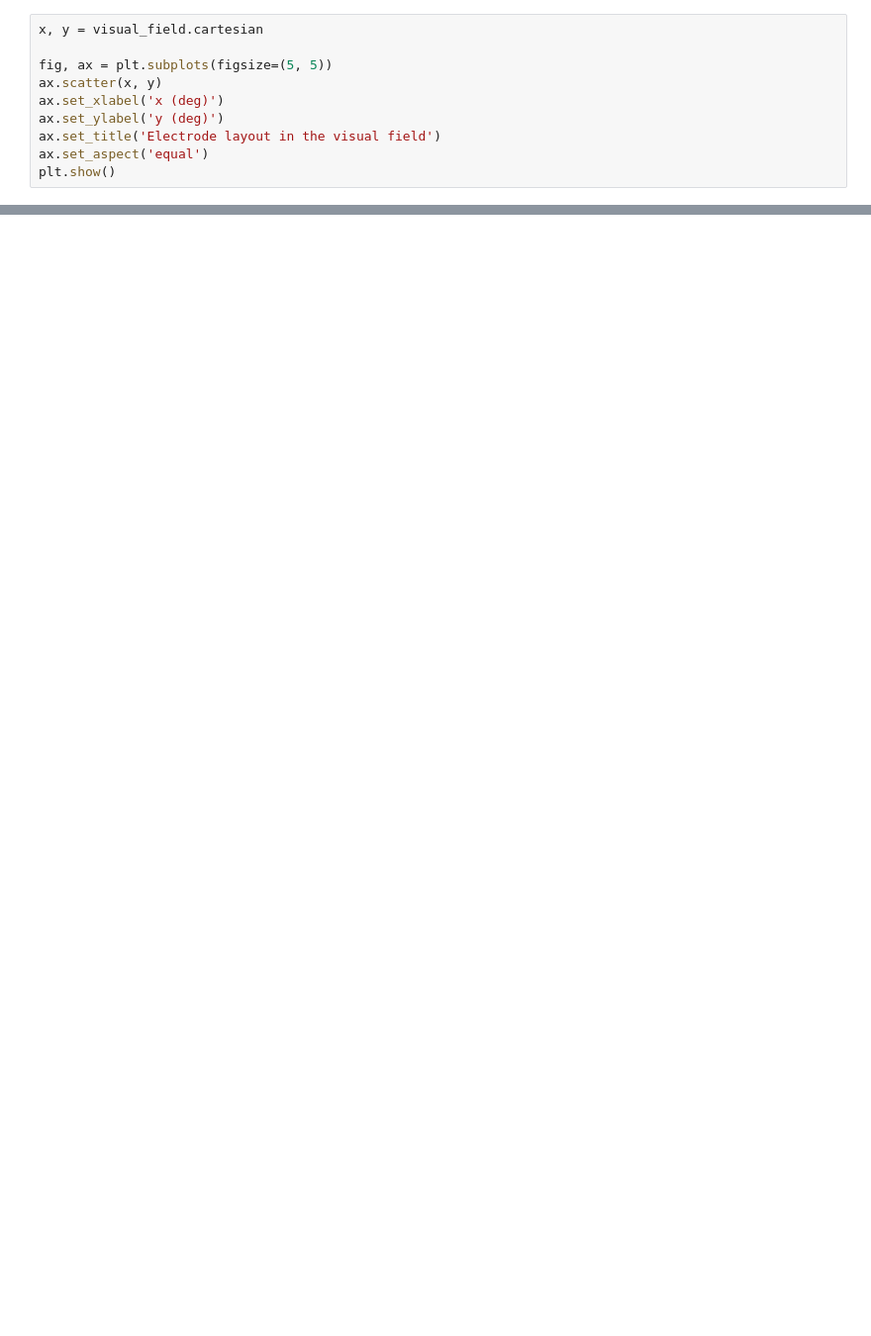
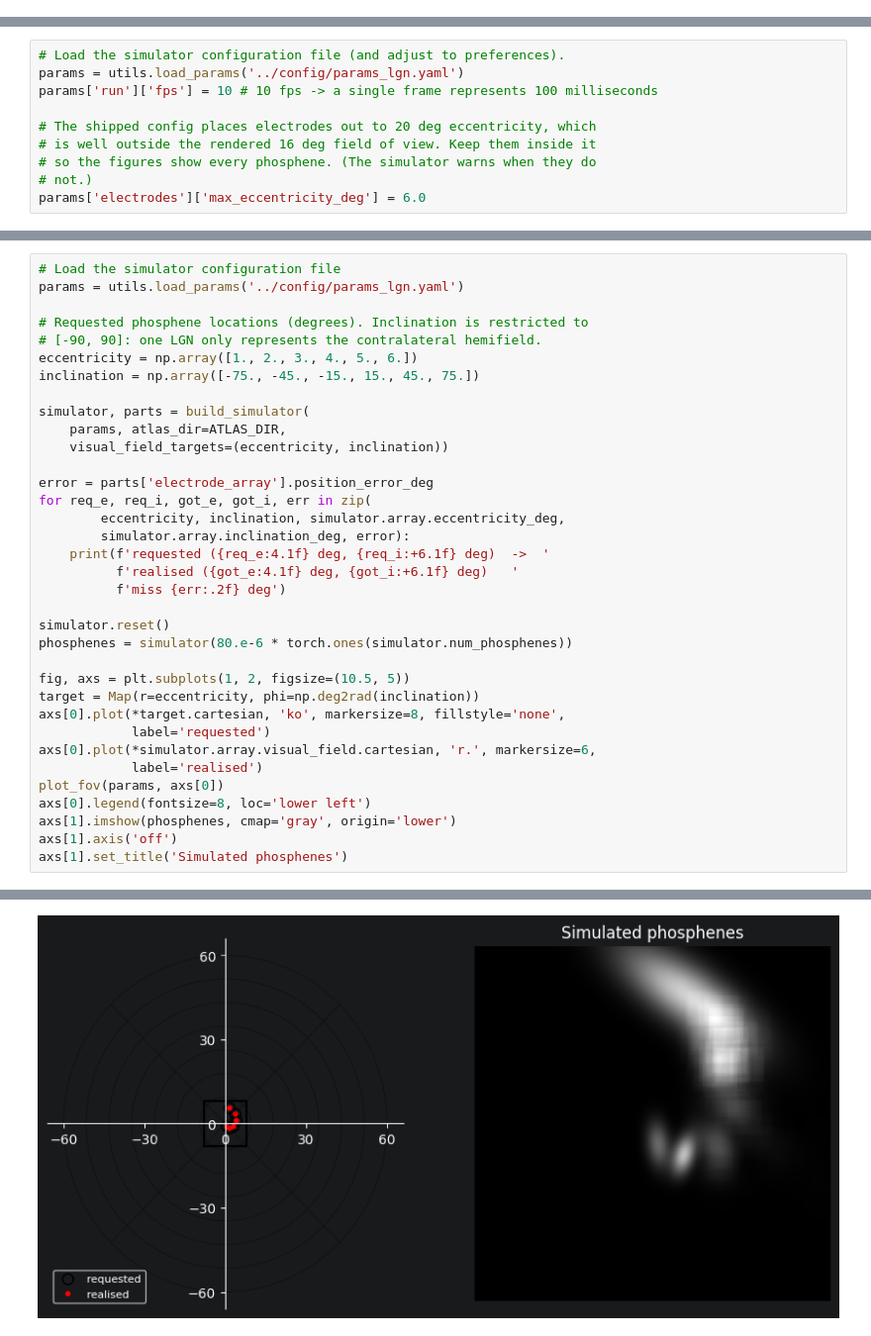
Before and after one commit to SebastianKrafft/dynaphos_LGN, a Jupyter notebook: examples/demo_simulator_lgn.ipynb, the cells around one changed output, grey strips where cells are left out. Shown at 99% size. Saved outputs shown, nothing was run; the diff lists cells and outputs as text; blank space fills up the shorter version.

```diff
--- a/examples/demo_simulator_lgn.ipynb
+++ b/examples/demo_simulator_lgn.ipynb
@@ -30,10 +40,0 @@ Voxel indices shape: (50, 3)
-# %%
-x, y = visual_field.cartesian
-
-fig, ax = plt.subplots(figsize=(5, 5))
-ax.scatter(x, y)
-ax.set_xlabel('x (deg)')
-ax.set_ylabel('y (deg)')
-ax.set_title('Electrode layout in the visual field')
-ax.set_aspect('equal')
-plt.show()
@@ -41,0 +149,10 @@ plt.show()
+# %%
+# Load the simulator configuration file (and adjust to preferences).
+params = utils.load_params('../config/params_lgn.yaml')
+params['run']['fps'] = 10 # 10 fps -> a single frame represents 100 milliseconds
+
+# The shipped config places electrodes out to 20 deg eccentricity, which
+# is well outside the rendered 16 deg field of view. Keep them inside it
+# so the figures show every phosphene. (The simulator warns when they do
+# not.)
+params['electrodes']['max_eccentricity_deg'] = 6.0
@@ -41,0 +432,36 @@ plt.show()
+# %%
+# Load the simulator configuration file
+params = utils.load_params('../config/params_lgn.yaml')
+
+# Requested phosphene locations (degrees). Inclination is restricted to
+# [-90, 90]: one LGN only represents the contralateral hemifield.
+eccentricity = np.array([1., 2., 3., 4., 5., 6.])
+inclination = np.array([-75., -45., -15., 15., 45., 75.])
+
+simulator, parts = build_simulator(
+    params, atlas_dir=ATLAS_DIR,
+    visual_field_targets=(eccentricity, inclination))
+
+error = parts['electrode_array'].position_error_deg
+for req_e, req_i, got_e, got_i, err in zip(
+        eccentricity, inclination, simulator.array.eccentricity_deg,
+        simulator.array.inclination_deg, error):
+    print(f'requested ({req_e:4.1f} deg, {req_i:+6.1f} deg)  ->  '
+          f'realised ({got_e:4.1f} deg, {got_i:+6.1f} deg)   '
+          f'miss {err:.2f} deg')
+
+simulator.reset()
+phosphenes = simulator(80.e-6 * torch.ones(simulator.num_phosphenes))
+
+fig, axs = plt.subplots(1, 2, figsize=(10.5, 5))
+target = Map(r=eccentricity, phi=np.deg2rad(inclination))
+axs[0].plot(*target.cartesian, 'ko', markersize=8, fillstyle='none',
+            label='requested')
+axs[0].plot(*simulator.array.visual_field.cartesian, 'r.', markersize=6,
+            label='realised')
+plot_fov(params, axs[0])
+axs[0].legend(fontsize=8, loc='lower left')
+axs[1].imshow(phosphenes, cmap='gray', origin='lower')
+axs[1].axis('off')
+axs[1].set_title('Simulated phosphenes')
+# %% [output]
@@ -41,0 +477 @@ plt.show()
+[figure, added]
```
Also changed, not shown: parts of 56 cells of this notebook, 2 other files.
